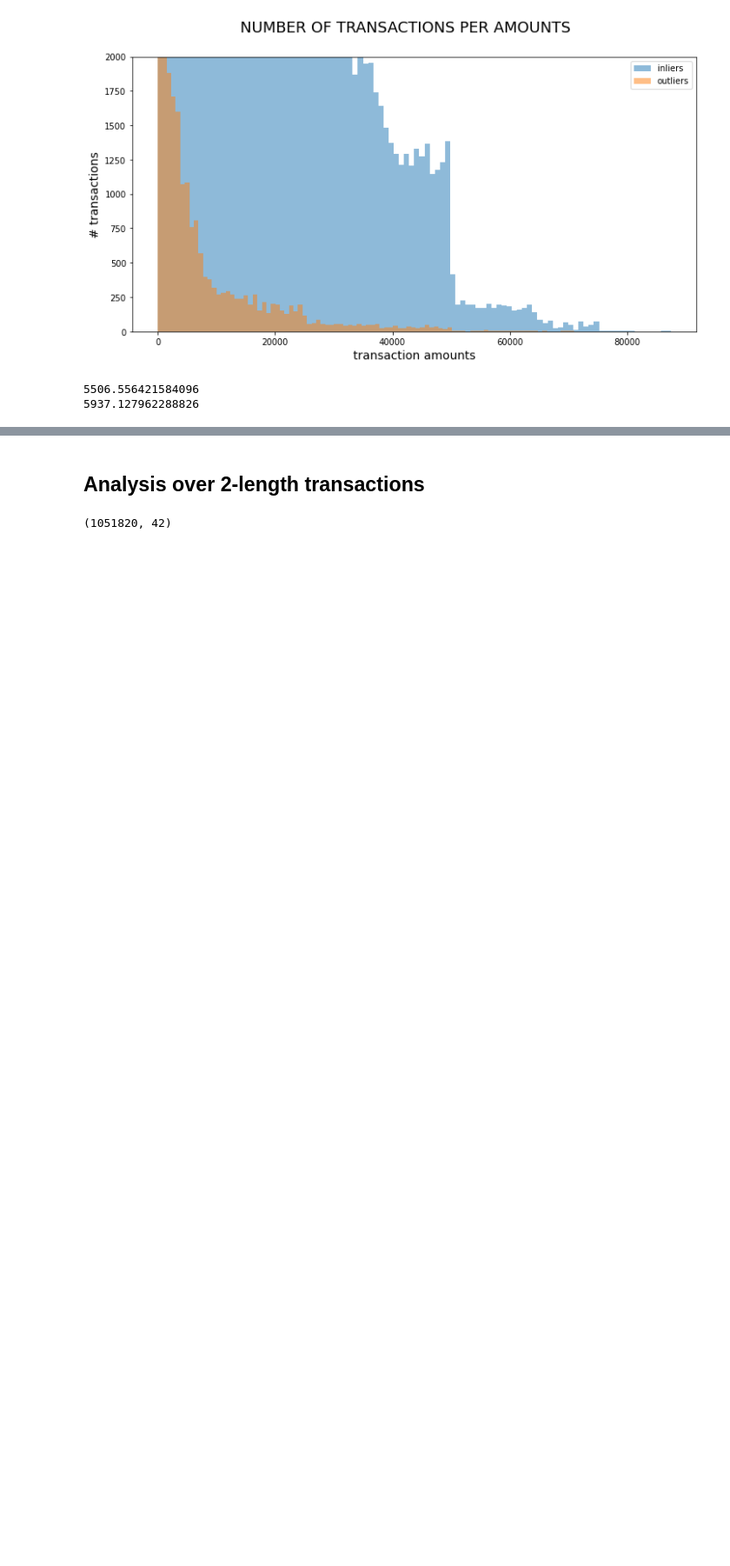
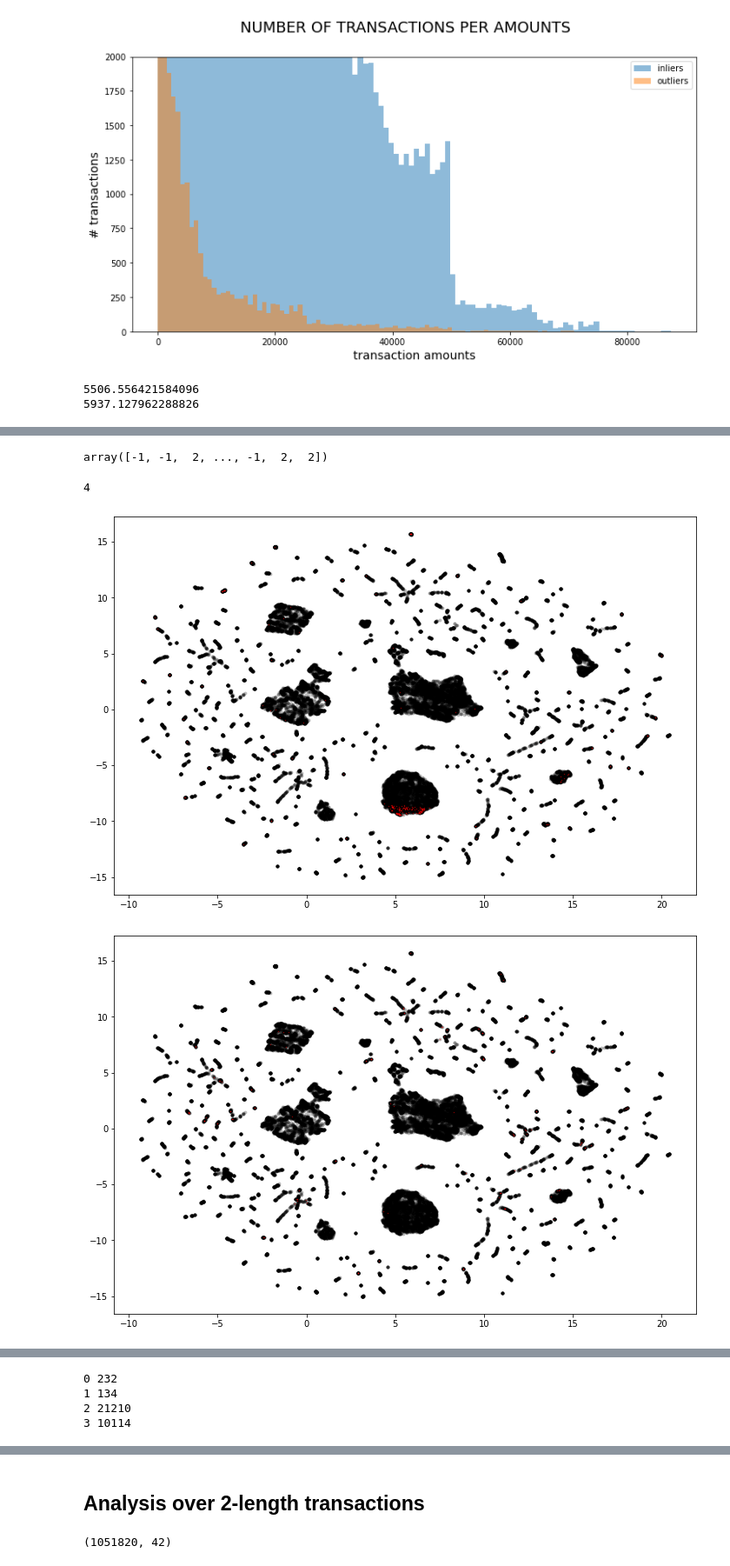
Before and after one commit to tfranza/ibotta_fraud, a Jupyter notebook: data/data_analysis/anomalies_analysis_complete_dataset.ipynb, the cells around one changed output, grey strips where cells are left out. Shown at 87% size. Cells and saved outputs as stored; diff of their text form; code cells hidden in the pictures; blank space fills up the shorter version.

```diff
--- a/data/data_analysis/anomalies_analysis_complete_dataset.ipynb
+++ b/data/data_analysis/anomalies_analysis_complete_dataset.ipynb
@@ -233,0 +355,24 @@ print(df_anomaly.loc[df_anomaly['anomaly']==0,'amount'].mean())
+# %%
+import hdbscan
+
+clusterer = hdbscan.HDBSCAN(min_cluster_size=100).fit(data)
+clusterer.labels_
+# %% [output]
+array([-1, -1,  2, ..., -1,  2,  2])
+# %%
+print(len(set(clusterer.labels_)))
+
+clusters = []
+for label in set(clusterer.labels_):
+    clusters.append(np.where(clusterer.labels_ == label)[0])
+# %% [output]
+4
+# %%
+for i in range(len(set(clusterer.labels_))):
+    plt.figure(figsize=(12,8))
+    plt.scatter(*umap_viz.T, s=15, linewidth=0, c='black', alpha=0.25)
+    plt.scatter(*umap_viz[clusters[i]].T, s=2, linewidth=0, c='red', alpha=0.5)
+    plt.show()
+# %% [output]
+[figure, added]
+[figure, added]
@@ -233,0 +381,8 @@ print(df_anomaly.loc[df_anomaly['anomaly']==0,'amount'].mean())
+# %%
+for i, cluster in enumerate(clusters):
+    print(i, len(cluster))
+# %% [output]
+0 232
+1 134
+2 21210
+3 10114
```
Also changed, not shown: parts of 23 cells of this notebook.
